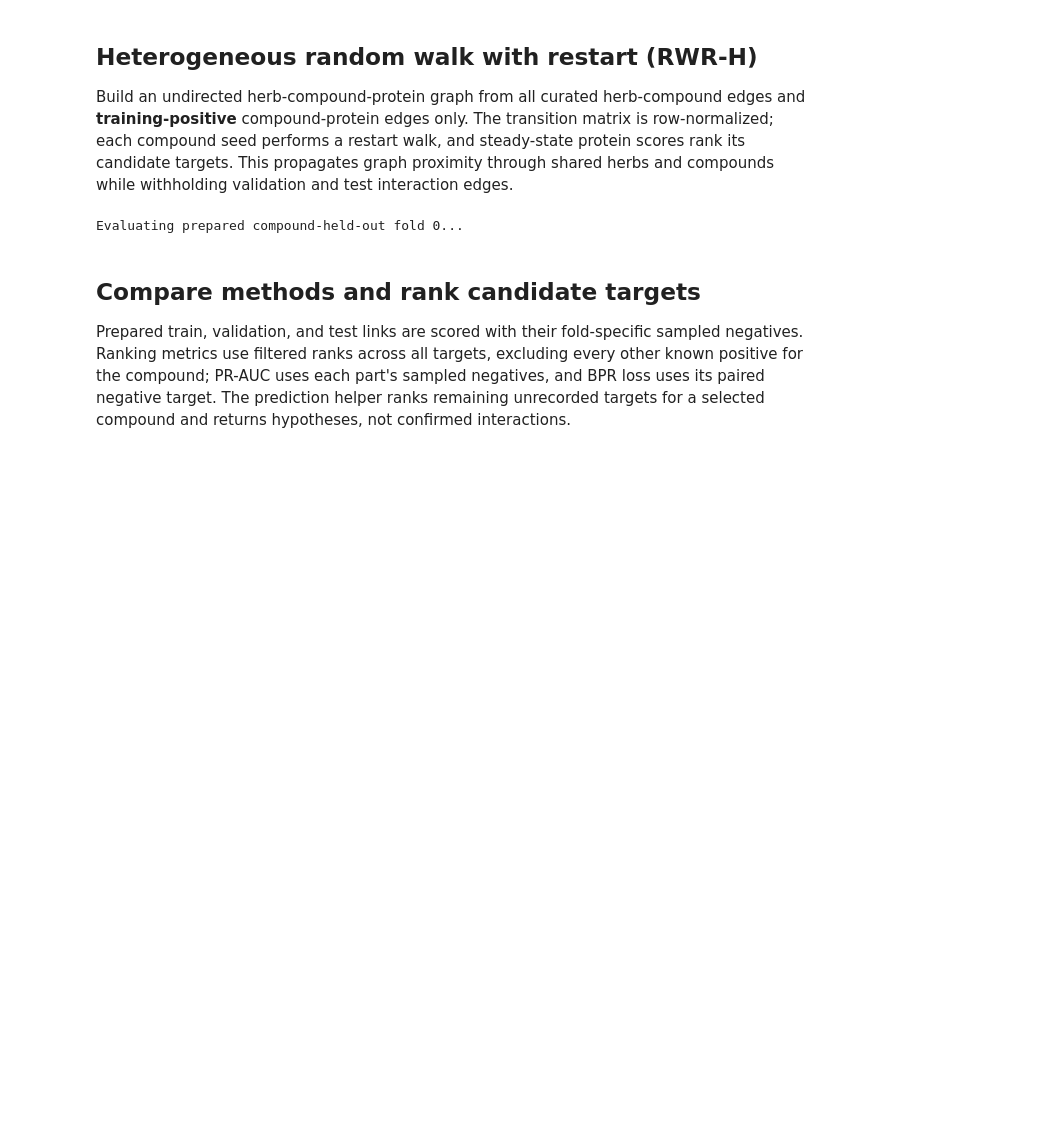
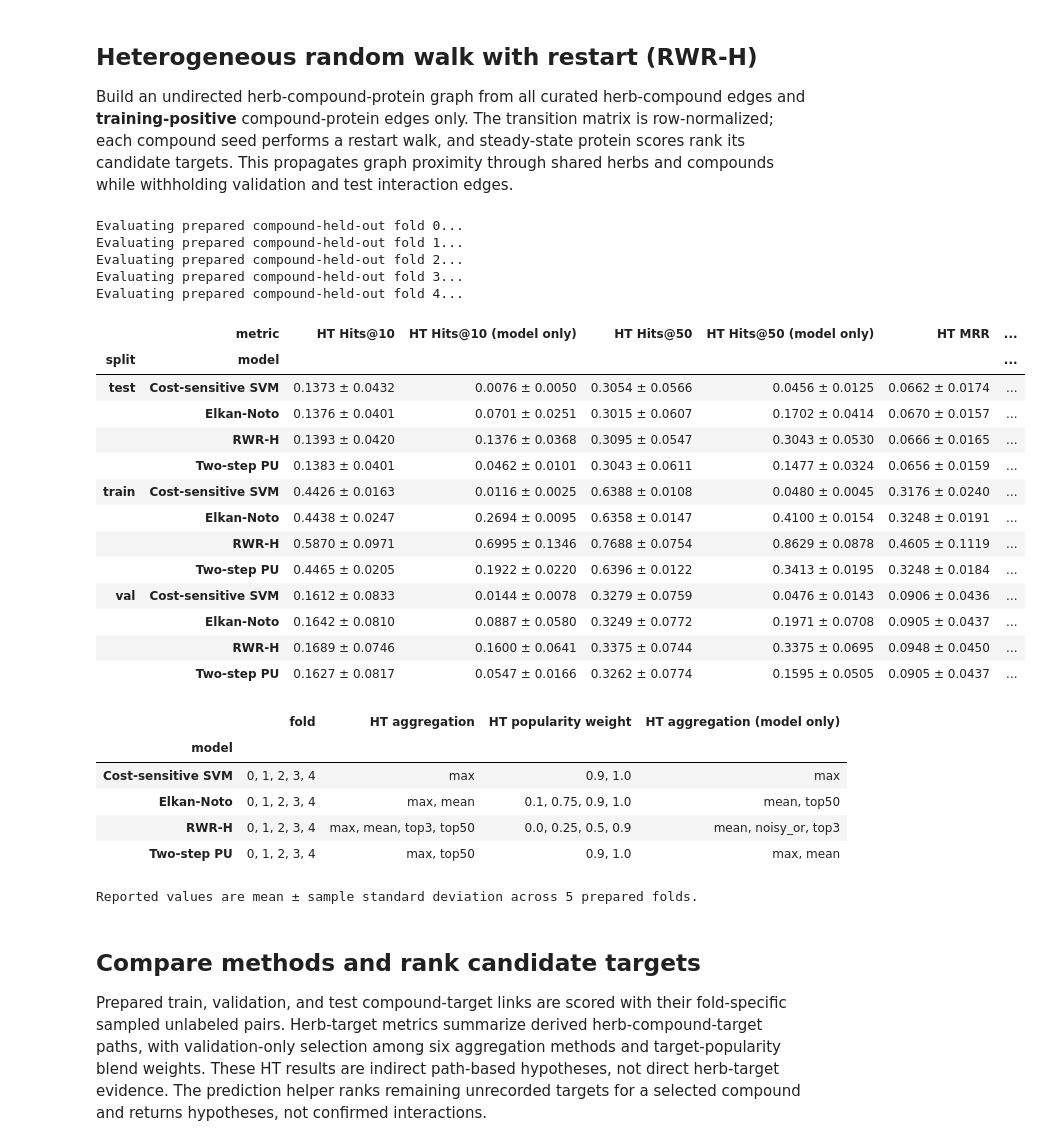
Before and after one commit to Coder-X15/hti-classic-ml-rwr-h, a Jupyter notebook: work.ipynb, the cells around one changed output. Drawn from its saved outputs; the diff is of its cells as text; code cells hidden in the pictures; blank space fills up the shorter version.

```diff
--- a/work.ipynb
+++ b/work.ipynb
@@ -411,6 +585,7 @@ def evaluate_fold(fold_index):
     seed = SEED + fold_index
     data = build_fold_data(fold_index)
     fold = data["fold"]
+    ht_fold, ht_known = build_ht_fold(fold)
     train_positive = data["train_positive"]
     train_negative = data["train_negative"]
     train_candidates = data["train_candidates"]
@@ -491,6 +666,7 @@ def evaluate_fold(fold_index):
         )
         score_matrices[model_name] = full_scores
     seed_results = []
+    selection_results = []
     for model_name, scores in score_matrices.items():
         for split_name in ("train", "val", "test"):
             metrics = score_link_set(scores, fold[split_name], known_interactions)
@@ -498,41 +674,79 @@ def evaluate_fold(fold_index):
                 {"fold": fold_index, "split": split_name, "model": model_name, "metric": metric, "value": value}
                 for metric, value in metrics.items()
             )
+        ht_metrics, ht_selection = evaluate_herb_sets(scores, fold, ht_fold, ht_known)
+        for split_name, metrics in ht_metrics.items():
+            seed_results.extend(
+                {"fold": fold_index, "split": split_name, "model": model_name, "metric": metric, "value": value}
+                for metric, value in metrics.items()
+            )
+        selection_results.append({
+            "fold": fold_index, "model": model_name, **ht_selection,
+        })
     model_ensembles.append({
         "seed": seed,
         "two_step": pu_tree_model,
         "elkan": elkan_model,
         "selection_probability": selection_probability,
         "svm": biased_svm,
         "rwr_transition": rwr_transition,
         "rwr_node_index": rwr_node_index,
     })
-    return seed_results
+    return seed_results, selection_results
 
 
 model_ensembles = []
 seed_metric_rows = []
+ht_selection_rows = []
 for fold_index in FOLD_IDS:
     print(f"Evaluating prepared compound-held-out fold {fold_index}...")
-    seed_metric_rows.extend(evaluate_fold(fold_index))
+    fold_metrics, fold_selection = evaluate_fold(fold_index)
+    seed_metric_rows.extend(fold_metrics)
+    ht_selection_rows.extend(fold_selection)
 
 seed_metrics = pd.DataFrame(seed_metric_rows)
 metric_summary = (
     seed_metrics.groupby(["split", "model", "metric"])["value"]
     .agg(["mean", "std"])
     .reset_index()
 )
 metric_summary["mean ± std"] = metric_summary.apply(
     lambda row: f"{row['mean']:.4f} ± {row['std']:.4f}", axis=1
 )
 display(metric_summary.pivot(index=["split", "model"], columns="metric", values="mean ± std"))
+display(pd.DataFrame(ht_selection_rows).groupby("model").agg(lambda values: ", ".join(map(str, sorted(set(values))))))
 print(f"Reported values are mean ± sample standard deviation across {len(FOLD_IDS)} prepared folds.")
 # %% [output]
 Evaluating prepared compound-held-out fold 0...
+Evaluating prepared compound-held-out fold 1...
+Evaluating prepared compound-held-out fold 2...
+Evaluating prepared compound-held-out fold 3...
+Evaluating prepared compound-held-out fold 4...
+|  | metric | HT Hits@10 | HT Hits@10 (model only) | HT Hits@50 | HT Hits@50 (model only) | HT MRR | ... |
+| split | model |  |  |  |  |  | ... |
+| test | Cost-sensitive SVM | 0.1373 ± 0.0432 | 0.0076 ± 0.0050 | 0.3054 ± 0.0566 | 0.0456 ± 0.0125 | 0.0662 ± 0.0174 | ... |
+|  | Elkan-Noto | 0.1376 ± 0.0401 | 0.0701 ± 0.0251 | 0.3015 ± 0.0607 | 0.1702 ± 0.0414 | 0.0670 ± 0.0157 | ... |
+|  | RWR-H | 0.1393 ± 0.0420 | 0.1376 ± 0.0368 | 0.3095 ± 0.0547 | 0.3043 ± 0.0530 | 0.0666 ± 0.0165 | ... |
+|  | Two-step PU | 0.1383 ± 0.0401 | 0.0462 ± 0.0101 | 0.3043 ± 0.0611 | 0.1477 ± 0.0324 | 0.0656 ± 0.0159 | ... |
+| train | Cost-sensitive SVM | 0.4426 ± 0.0163 | 0.0116 ± 0.0025 | 0.6388 ± 0.0108 | 0.0480 ± 0.0045 | 0.3176 ± 0.0240 | ... |
+|  | Elkan-Noto | 0.4438 ± 0.0247 | 0.2694 ± 0.0095 | 0.6358 ± 0.0147 | 0.4100 ± 0.0154 | 0.3248 ± 0.0191 | ... |
+|  | RWR-H | 0.5870 ± 0.0971 | 0.6995 ± 0.1346 | 0.7688 ± 0.0754 | 0.8629 ± 0.0878 | 0.4605 ± 0.1119 | ... |
+|  | Two-step PU | 0.4465 ± 0.0205 | 0.1922 ± 0.0220 | 0.6396 ± 0.0122 | 0.3413 ± 0.0195 | 0.3248 ± 0.0184 | ... |
+| val | Cost-sensitive SVM | 0.1612 ± 0.0833 | 0.0144 ± 0.0078 | 0.3279 ± 0.0759 | 0.0476 ± 0.0143 | 0.0906 ± 0.0436 | ... |
+|  | Elkan-Noto | 0.1642 ± 0.0810 | 0.0887 ± 0.0580 | 0.3249 ± 0.0772 | 0.1971 ± 0.0708 | 0.0905 ± 0.0437 | ... |
+|  | RWR-H | 0.1689 ± 0.0746 | 0.1600 ± 0.0641 | 0.3375 ± 0.0744 | 0.3375 ± 0.0695 | 0.0948 ± 0.0450 | ... |
+|  | Two-step PU | 0.1627 ± 0.0817 | 0.0547 ± 0.0166 | 0.3262 ± 0.0774 | 0.1595 ± 0.0505 | 0.0905 ± 0.0437 | ... |
+|  | fold | HT aggregation | HT popularity weight | HT aggregation (model only) |
+| model |  |  |  |  |
+| Cost-sensitive SVM | 0, 1, 2, 3, 4 | max | 0.9, 1.0 | max |
+| Elkan-Noto | 0, 1, 2, 3, 4 | max, mean | 0.1, 0.75, 0.9, 1.0 | mean, top50 |
+| RWR-H | 0, 1, 2, 3, 4 | max, mean, top3, top50 | 0.0, 0.25, 0.5, 0.9 | mean, noisy_or, top3 |
+| Two-step PU | 0, 1, 2, 3, 4 | max, top50 | 0.9, 1.0 | max, mean |
+Reported values are mean ± sample standard deviation across 5 prepared folds.
 # %% [markdown]
 ## Compare methods and rank candidate targets
 
-Prepared train, validation, and test links are scored with their fold-specific sampled negatives. Ranking metrics use filtered ranks across all targets, excluding every other known positive for the compound; PR-AUC uses each part's sampled negatives, and BPR loss uses its paired negative target. The prediction helper ranks remaining unrecorded targets for a selected compound and returns hypotheses, not confirmed interactions.
+Prepared train, validation, and test compound-target links are scored with their fold-specific sampled unlabeled pairs. Herb-target metrics summarize derived herb-compound-target paths, with validation-only selection among six aggregation methods and target-popularity blend weights. These HT results are indirect path-based hypotheses, not direct herb-target evidence. The prediction helper ranks remaining unrecorded targets for a selected compound and returns hypotheses, not confirmed interactions.
 # %%
 test_metric_results = (
     seed_metrics.loc[seed_metrics["split"] == "test"]
```
Also changed, not shown: parts of 4 cells of this notebook.
